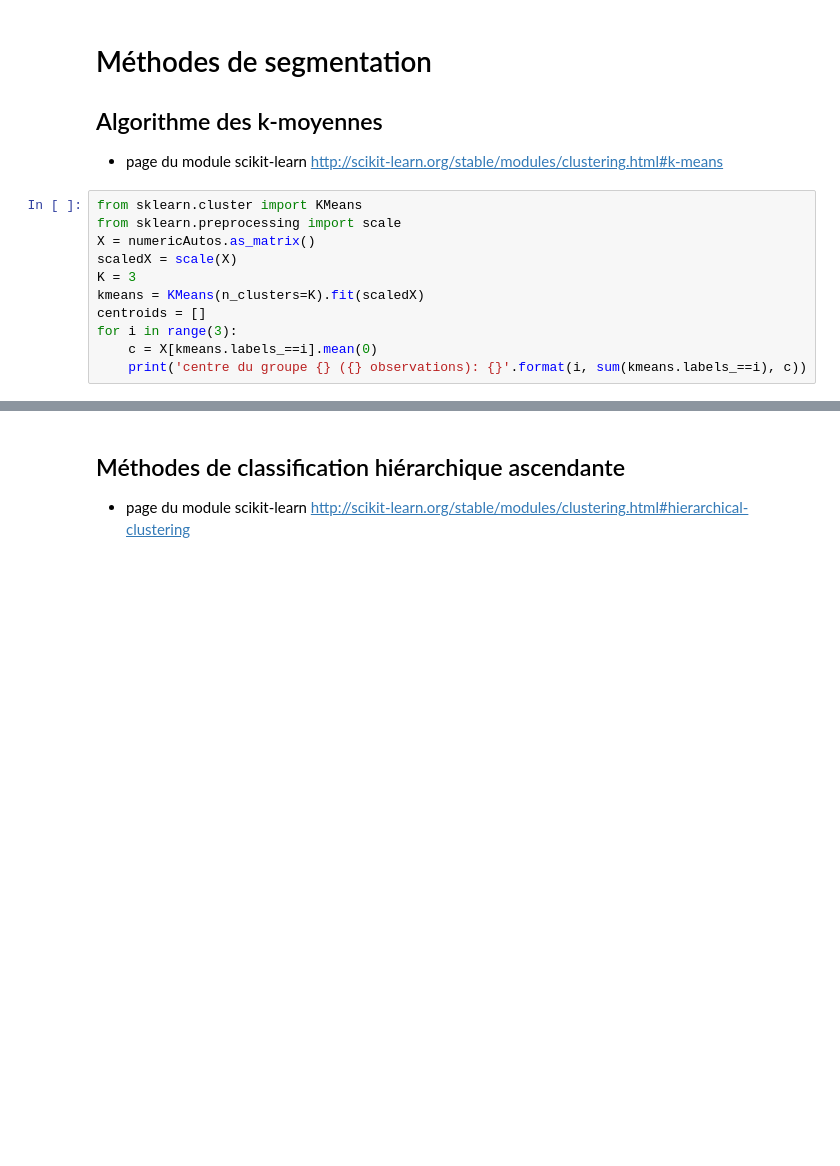
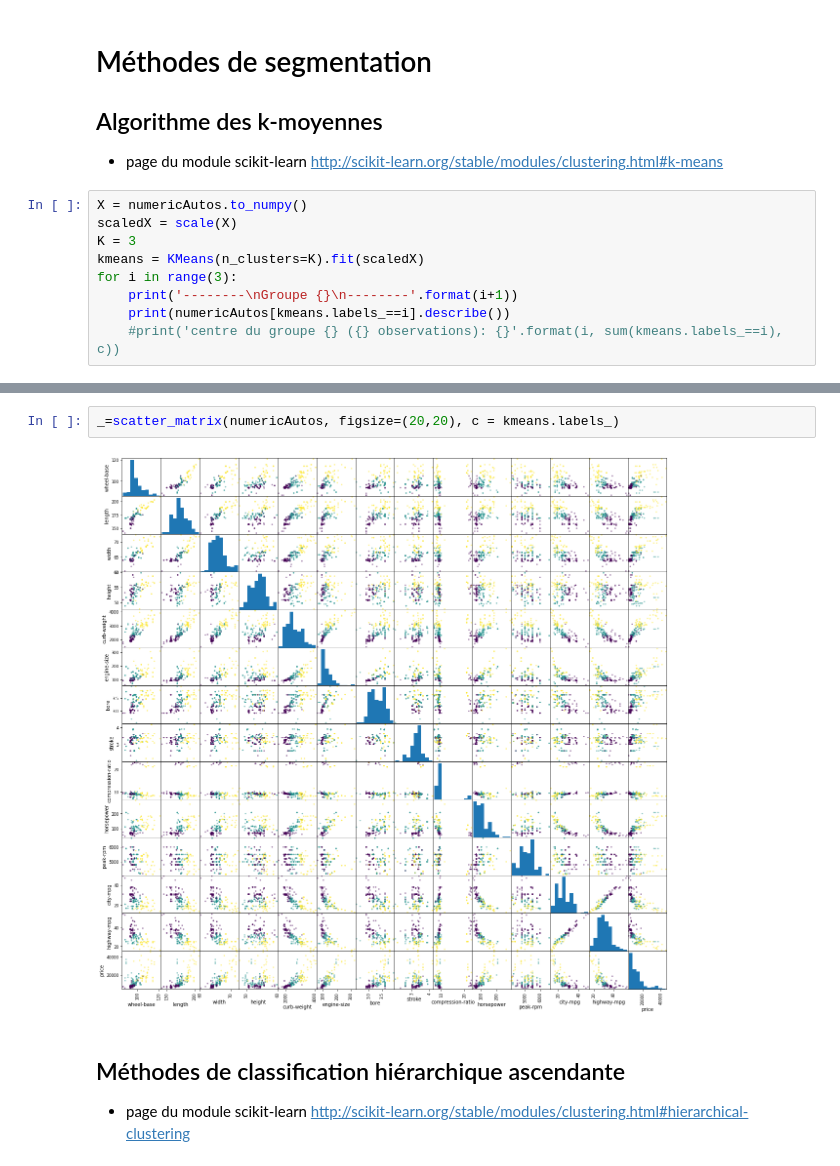
Before and after one commit to nsaunier/CIV8760, a Jupyter notebook: 09-fouille-donnees.ipynb, the cells around one changed output, grey strips where cells are left out. Saved outputs shown, nothing was run; the diff lists cells and outputs as text; blank space fills up the shorter version.

Commit message:
meilleure presentation des clusters

```diff
--- a/09-fouille-donnees.ipynb
+++ b/09-fouille-donnees.ipynb
@@ -21,14 +36,12 @@ numericAutos = autos[['wheel-base', 'length', 'width', 'height', 'curb-weight',
 
 * page du module scikit-learn http://scikit-learn.org/stable/modules/clustering.html#k-means
 # %%
-from sklearn.cluster import KMeans
-from sklearn.preprocessing import scale
-X = numericAutos.as_matrix()
+X = numericAutos.to_numpy()
 scaledX = scale(X)
 K = 3
 kmeans = KMeans(n_clusters=K).fit(scaledX)
-centroids = []
 for i in range(3):
-    c = X[kmeans.labels_==i].mean(0)
-    print('centre du groupe {} ({} observations): {}'.format(i, sum(kmeans.labels_==i), c))
+    print('--------\nGroupe {}\n--------'.format(i+1))
+    print(numericAutos[kmeans.labels_==i].describe())
+    #print('centre du groupe {} ({} observations): {}'.format(i, sum(kmeans.labels_==i), c))
 # %% [output]
@@ -59,3 +69,7 @@ plotClusters(K, kmeans.labels_, autos, 'curb-weight', 'city-mpg')
+# %%
+_=scatter_matrix(numericAutos, figsize=(20,20), c = kmeans.labels_)
+# %% [output]
+[figure, added]
 # %% [markdown]
 ## Méthodes de classification hiérarchique ascendante
 * page du module scikit-learn http://scikit-learn.org/stable/modules/clustering.html#hierarchical-clustering
```
Also changed, not shown: parts of 8 cells of this notebook, 2 other files.
